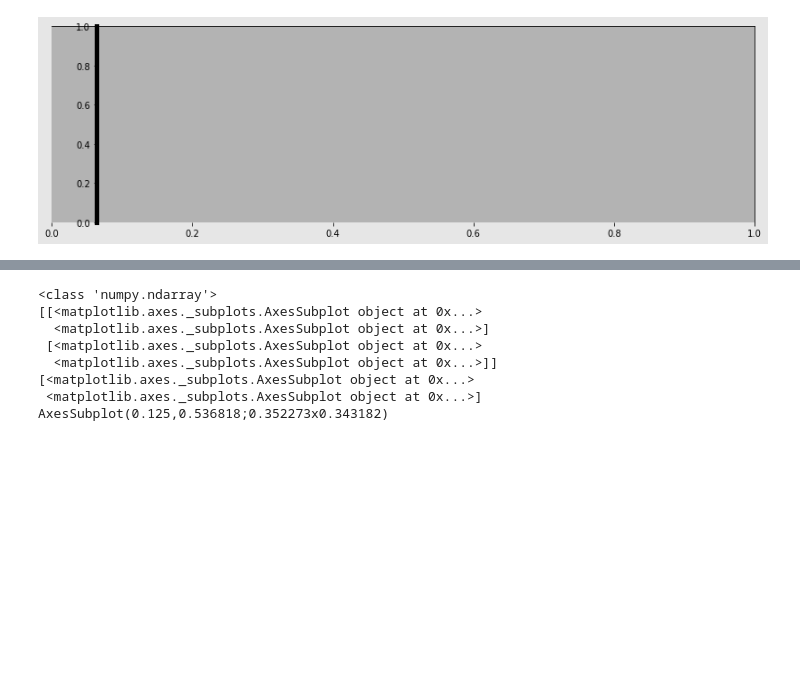
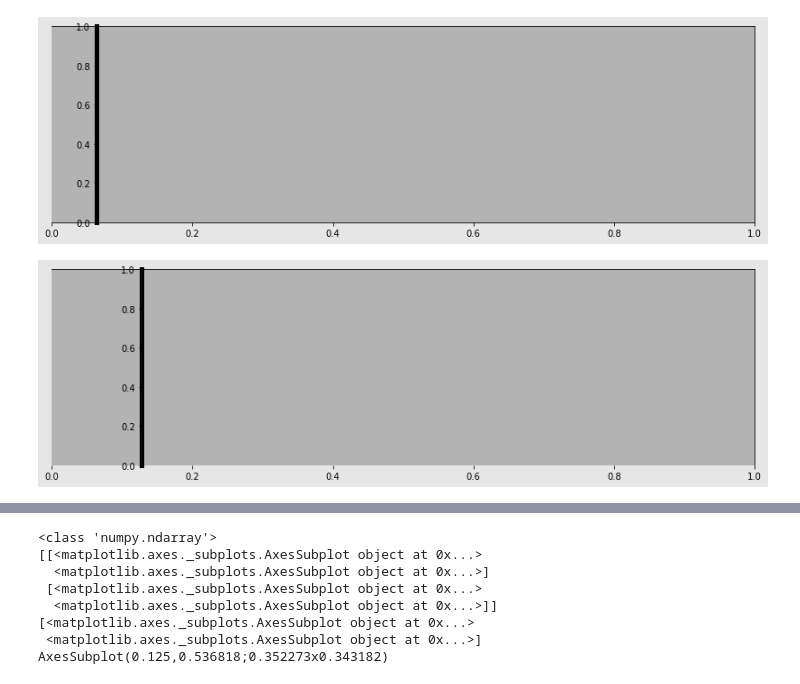
Before and after one commit to son50git/PKT_004_Visualizaiton_PY_MTL, a Jupyter notebook: PKT_004_Rework_01.ipynb, the cells around one changed output, grey strips where cells are left out. Cells and saved outputs as stored; diff of their text form; code cells hidden in the pictures; blank space fills up the shorter version.

```diff
--- a/PKT_004_Rework_01.ipynb
+++ b/PKT_004_Rework_01.ipynb
@@ -191,3 +201,13 @@ spine_bottom.set_visible(False)
 fig
 # %% [output]
 [figure]
+# %%
+spine_left = spines['left']
+spine_left.set_position(('outward', -100))
+spine_left.set_linewidth(5)
+
+spine_bottom = spines['bottom']
+spine_bottom.set_visible(False)
+fig
+# %% [output]
+[figure, added]
```
Also changed, not shown: parts of 11 cells of this notebook.
